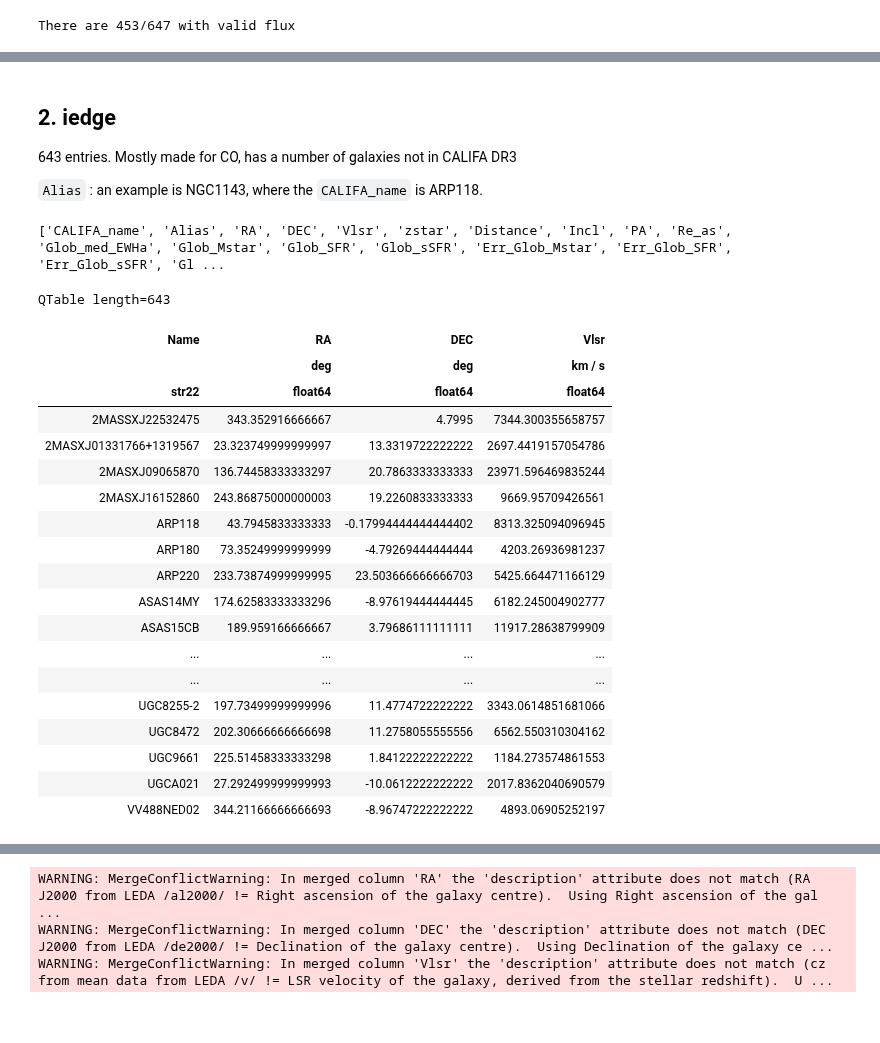
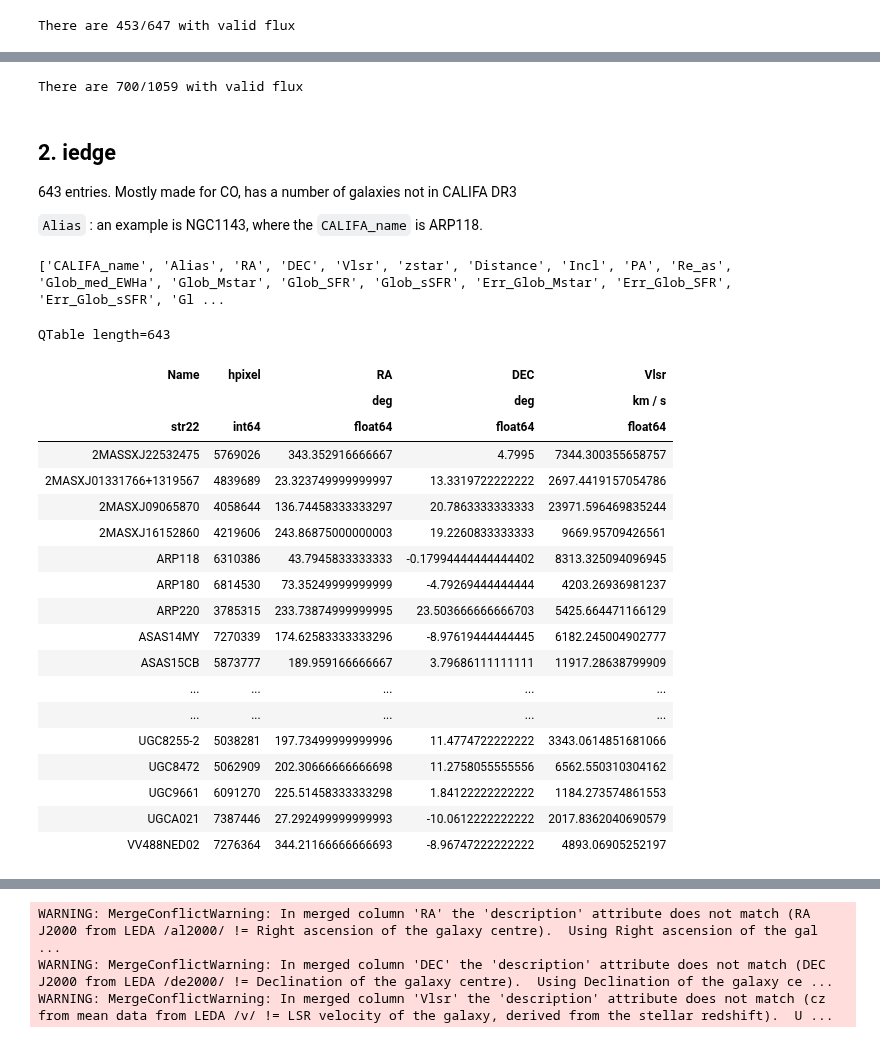
Before and after one commit to teuben/GBT-EDGE-HI, a Jupyter notebook: gals/hi_surveys.ipynb, the cells around one changed output, grey strips where cells are left out. Saved outputs shown, nothing was run; the diff lists cells and outputs as text; code cells hidden in the pictures.

Commit message:
added some healpix, but resurrected some lost cells

```diff
--- a/gals/hi_surveys.ipynb
+++ b/gals/hi_surveys.ipynb
@@ -62,0 +34,20 @@ OK, edge_pydb installed
+# %%
+import numpy as np
+import os
+import matplotlib.pyplot as plt
+import matplotlib.ticker as ticker
+
+from astropy import units as u
+from astropy.io import ascii
+from astropy.table import QTable, Table, Column, join, vstack, unique
+from astropy.coordinates import SkyCoord, Distance, Angle
+from astropy_healpix import lonlat_to_healpix
+
+try:
+    from edge_pydb import EdgeTable
+    print("OK, edge_pydb installed")
+except:
+    print("No edge_pydb installed, no EdgeTable available")
+
+c = 299792.458  * u.km/u.s      # speed of light in km/s"
+hp_nside = 1024                 # 1024 ~ 3 arcmin
@@ -423,3 +551,10 @@ There are 453/647 with valid flux
+# %%
+f = t1e["ledaHIflux"]
+idx = np.where(~np.isnan(f))[0]
+t1y = t1e[idx]
+print(f"There are {len(idx)}/{len(f)} with valid flux")
+# %% [output]
+There are 700/1059 with valid flux
 # %% [markdown]
 ## 2. iedge
 
@@ -429,32 +564,36 @@ There are 453/647 with valid flux
 # %%
 t2 = QTable.read("iedge_v1.ecsv", format="ecsv")
 t2['Name'] = np.char.upper(t2['CALIFA_name'])      # new column
-
+hpixel = lonlat_to_healpix(t2['RA'], t2['DEC'], hp_nside) # healpix
 print(t2.keys())
 
-t2_wcs = QTable( [t2['Name'], t2['RA'], t2['DEC'], t2['Vlsr']],
-                 names=(['Name','RA','DEC','Vlsr']))
+t2_n =  QTable( [t2['Name'],  t2['CALIFA_name'], t2['Alias']])
+
+
+t2_wcs = QTable( [t2['Name'], Column(hpixel), t2['RA'], t2['DEC'], t2['Vlsr']],
+                 names=(['Name','hpixel','RA','DEC','Vlsr']))
 t2_wcs.sort('Name')
+t2_wcs.write('t2_wcs.csv',format='ascii.csv',overwrite=True)
 t2_wcs
 # %% [output]
 ['CALIFA_name', 'Alias', 'RA', 'DEC', 'Vlsr', 'zstar', 'Distance', 'Incl', 'PA', 'Re_as', 'Glob_med_EWHa', 'Glob_Mstar', 'Glob_SFR', 'Glob_sSFR', 'Err_Glob_Mstar', 'Err_Glob_SFR', 'Err_Glob_sSFR', 'Gl ...
 QTable length=643
-| Name | RA | DEC | Vlsr |
-|  | deg | deg | km / s |
-| str22 | float64 | float64 | float64 |
-| 2MASSXJ22532475 | 343.352916666667 | 4.7995 | 7344.300355658757 |
-| 2MASXJ01331766+1319567 | 23.323749999999997 | 13.3319722222222 | 2697.4419157054786 |
-| 2MASXJ09065870 | 136.74458333333297 | 20.7863333333333 | 23971.596469835244 |
-| 2MASXJ16152860 | 243.86875000000003 | 19.2260833333333 | 9669.95709426561 |
-| ARP118 | 43.7945833333333 | -0.17994444444444402 | 8313.325094096945 |
-| ARP180 | 73.35249999999999 | -4.79269444444444 | 4203.26936981237 |
-| ARP220 | 233.73874999999995 | 23.503666666666703 | 5425.664471166129 |
-| ASAS14MY | 174.62583333333296 | -8.97619444444445 | 6182.245004902777 |
-| ASAS15CB | 189.959166666667 | 3.79686111111111 | 11917.28638799909 |
-| ... | ... | ... | ... |
-| ... | ... | ... | ... |
-| UGC8255-2 | 197.73499999999996 | 11.4774722222222 | 3343.0614851681066 |
-| UGC8472 | 202.30666666666698 | 11.2758055555556 | 6562.550310304162 |
-| UGC9661 | 225.51458333333298 | 1.84122222222222 | 1184.273574861553 |
-| UGCA021 | 27.292499999999993 | -10.0612222222222 | 2017.8362040690579 |
-| VV488NED02 | 344.21166666666693 | -8.96747222222222 | 4893.06905252197 |
+| Name | hpixel | RA | DEC | Vlsr |
+|  |  | deg | deg | km / s |
+| str22 | int64 | float64 | float64 | float64 |
+| 2MASSXJ22532475 | 5769026 | 343.352916666667 | 4.7995 | 7344.300355658757 |
+| 2MASXJ01331766+1319567 | 4839689 | 23.323749999999997 | 13.3319722222222 | 2697.4419157054786 |
+| 2MASXJ09065870 | 4058644 | 136.74458333333297 | 20.7863333333333 | 23971.596469835244 |
+| 2MASXJ16152860 | 4219606 | 243.86875000000003 | 19.2260833333333 | 9669.95709426561 |
+| ARP118 | 6310386 | 43.7945833333333 | -0.17994444444444402 | 8313.325094096945 |
+| ARP180 | 6814530 | 73.35249999999999 | -4.79269444444444 | 4203.26936981237 |
+| ARP220 | 3785315 | 233.73874999999995 | 23.503666666666703 | 5425.664471166129 |
+| ASAS14MY | 7270339 | 174.62583333333296 | -8.97619444444445 | 6182.245004902777 |
+| ASAS15CB | 5873777 | 189.959166666667 | 3.79686111111111 | 11917.28638799909 |
+| ... | ... | ... | ... | ... |
+| ... | ... | ... | ... | ... |
+| UGC8255-2 | 5038281 | 197.73499999999996 | 11.4774722222222 | 3343.0614851681066 |
+| UGC8472 | 5062909 | 202.30666666666698 | 11.2758055555556 | 6562.550310304162 |
+| UGC9661 | 6091270 | 225.51458333333298 | 1.84122222222222 | 1184.273574861553 |
+| UGCA021 | 7387446 | 27.292499999999993 | -10.0612222222222 | 2017.8362040690579 |
+| VV488NED02 | 7276364 | 344.21166666666693 | -8.96747222222222 | 4893.06905252197 |
```
Also changed, not shown: parts of 54 cells of this notebook.
